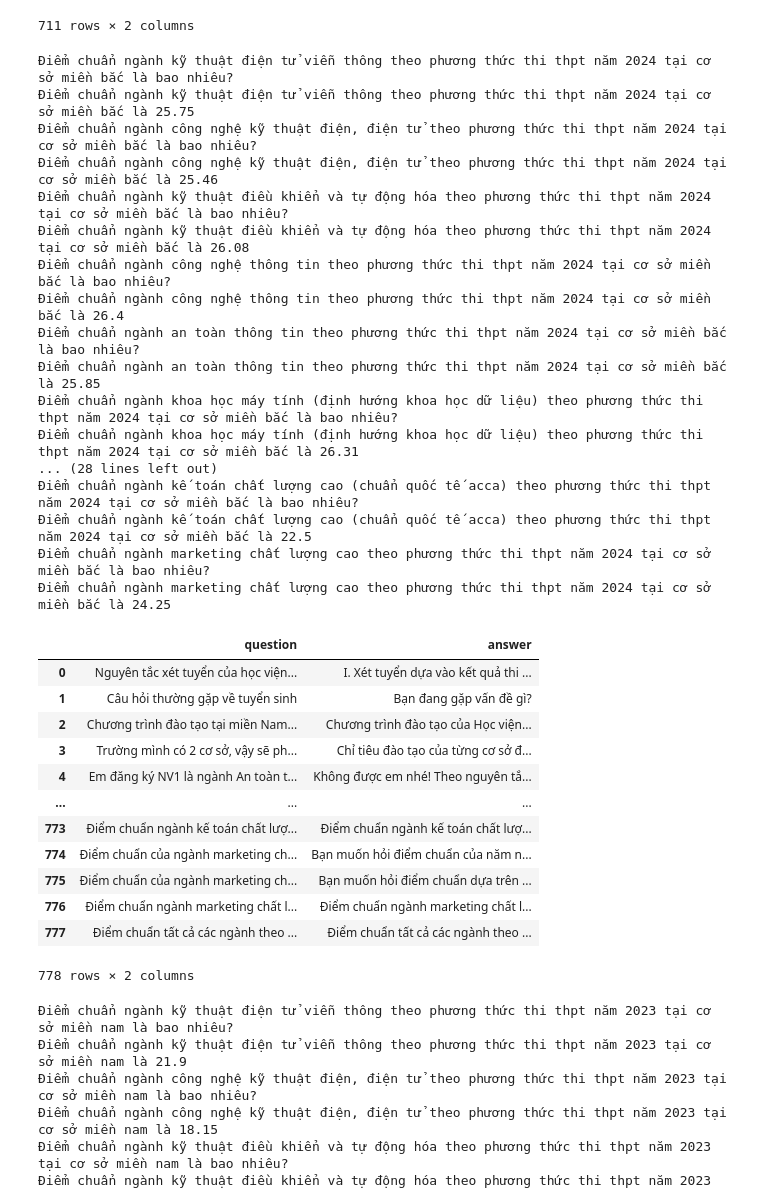
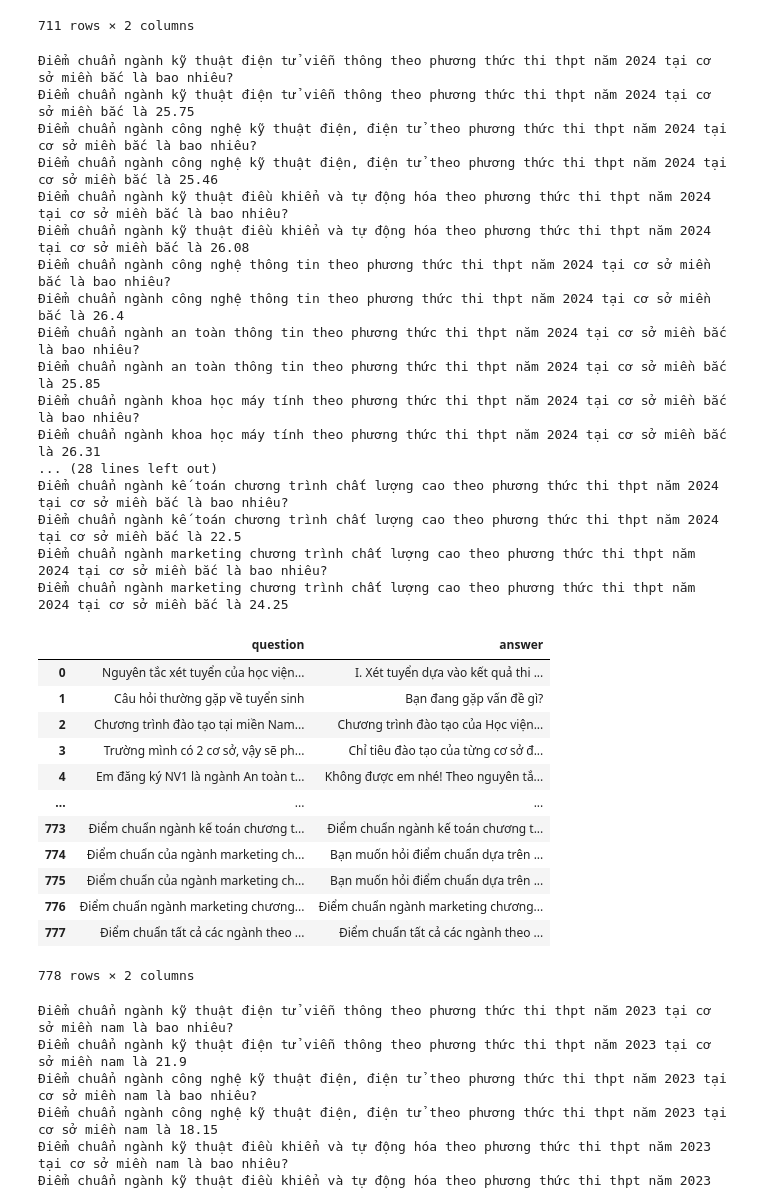
Before and after one commit to NguyenVanDuc0405/retrieval_chatbots, a Jupyter notebook: preprocess.ipynb, the cells around one changed output. Drawn from its saved outputs; the diff is of its cells as text; code cells hidden in the pictures.

```diff
--- a/preprocess.ipynb
+++ b/preprocess.ipynb
@@ -957,7 +957,7 @@ data['question'].append(q2)
 data['answer'].append(a2.rstrip())
 
 q3 = "Điểm chuẩn tất cả các ngành năm 2021?"
-a3 = "Bạn muốn hỏi điểm chuẩn dựa trên phương thức xét tuyển nào, cơ sở miền bắc hay nam? Ví dụ về phương thức xét tuyển như xét tuyển kết hợp, thi thpt, đánh giá năng lực, đánh giá tư duy."
+a3 = "Bạn muốn hỏi điểm chuẩn dựa trên phương thức xét tuyển nào, cơ sở miền bắc hay nam? Ví dụ về phương thức xét tuyển như xét tuyển kết hợp, thi thpt."
 data['question'].append(q3)
 data['answer'].append(a3.rstrip())
 
@@ -1122,7 +1122,7 @@ for i in range(len(df)):
     a = a + df['Tên ngành'].iloc[i].lower().capitalize() + ": " + str(df['Điểm chuẩn'].iloc[i]) + "\n"
 
     q111 = "Điểm chuẩn của ngành " + df['Tên ngành'].iloc[i].lower() + " năm 2021 là bao nhiêu?"
-    a111 = "Bạn muốn hỏi điểm chuẩn dựa trên phương thức xét tuyển nào, cơ sở miền bắc hay nam? Ví dụ về phương thức xét tuyển như xét tuyển kết hợp, thi thpt, đánh giá năng lực, đánh giá tư duy."
+    a111 = "Bạn muốn hỏi điểm chuẩn dựa trên phương thức xét tuyển nào, cơ sở miền bắc hay nam? Ví dụ về phương thức xét tuyển như xét tuyển kết hợp, thi thpt."
     data['question'].append(q111)
     data['answer'].append(a111)
 
@@ -1183,7 +1183,7 @@ for i in range(len(df)):
     a = a + df['Tên ngành'].iloc[i].lower().capitalize() + ": " + str(df['Điểm chuẩn'].iloc[i]) + "\n"
 
     q111 = "Điểm chuẩn của ngành " + df['Tên ngành'].iloc[i].lower() + " là bao nhiêu?"
-    a111 = "Bạn muốn hỏi điểm chuẩn của năm nào (chỉ có thông tin của năm >= 2021), dựa trên phương thức xét tuyển nào, cơ sở miền bắc hay nam? Ví dụ về phương thức xét tuyển như xét tuyển kết hợp, thi thpt, đánh giá năng lực, đánh giá tư duy."
+    a111 = "Bạn muốn hỏi điểm chuẩn dựa trên phương thức xét tuyển nào, cơ sở miền bắc hay nam? Ví dụ về phương thức xét tuyển như xét tuyển kết hợp, thi thpt, đánh giá năng lực, đánh giá tư duy."
     data['question'].append(q111)
     data['answer'].append(a111)
 
@@ -1195,43 +1195,43 @@ for i in range(len(df)):
     q22 = "Điểm chuẩn ngành " + df['Tên ngành'].iloc[i].lower() + " theo phương thức thi thpt năm 2024 tại cơ sở miền bắc là bao nhiêu?"
     a22 = "Điểm chuẩn ngành " + df['Tên ngành'].iloc[i].lower() + " theo phương thức thi thpt năm 2024 tại cơ sở miền bắc là " + str(df['Điểm chuẩn'].iloc[i])
     print(q22)
     print(a22)
     data['question'].append(q22)
     data['answer'].append(a22)
 data['question'].append(q)
 data['answer'].append(a.rstrip())
 
 data_frame = pd.DataFrame(data)
 data_frame
 # %% [output]
 Điểm chuẩn ngành kỹ thuật điện tử viễn thông theo phương thức thi thpt năm 2024 tại cơ sở miền bắc là bao nhiêu?
 Điểm chuẩn ngành kỹ thuật điện tử viễn thông theo phương thức thi thpt năm 2024 tại cơ sở miền bắc là 25.75
 Điểm chuẩn ngành công nghệ kỹ thuật điện, điện tử theo phương thức thi thpt năm 2024 tại cơ sở miền bắc là bao nhiêu?
 Điểm chuẩn ngành công nghệ kỹ thuật điện, điện tử theo phương thức thi thpt năm 2024 tại cơ sở miền bắc là 25.46
 Điểm chuẩn ngành kỹ thuật điều khiển và tự động hóa theo phương thức thi thpt năm 2024 tại cơ sở miền bắc là bao nhiêu?
 Điểm chuẩn ngành kỹ thuật điều khiển và tự động hóa theo phương thức thi thpt năm 2024 tại cơ sở miền bắc là 26.08
 Điểm chuẩn ngành công nghệ thông tin theo phương thức thi thpt năm 2024 tại cơ sở miền bắc là bao nhiêu?
 Điểm chuẩn ngành công nghệ thông tin theo phương thức thi thpt năm 2024 tại cơ sở miền bắc là 26.4
 Điểm chuẩn ngành an toàn thông tin theo phương thức thi thpt năm 2024 tại cơ sở miền bắc là bao nhiêu?
 Điểm chuẩn ngành an toàn thông tin theo phương thức thi thpt năm 2024 tại cơ sở miền bắc là 25.85
-Điểm chuẩn ngành khoa học máy tính (định hướng khoa học dữ liệu) theo phương thức thi thpt năm 2024 tại cơ sở miền bắc là bao nhiêu?
-Điểm chuẩn ngành khoa học máy tính (định hướng khoa học dữ liệu) theo phương thức thi thpt năm 2024 tại cơ sở miền bắc là 26.31
+Điểm chuẩn ngành khoa học máy tính theo phương thức thi thpt năm 2024 tại cơ sở miền bắc là bao nhiêu?
+Điểm chuẩn ngành khoa học máy tính theo phương thức thi thpt năm 2024 tại cơ sở miền bắc là 26.31
 ... (28 lines left out)
-Điểm chuẩn ngành kế toán chất lượng cao (chuẩn quốc tế acca) theo phương thức thi thpt năm 2024 tại cơ sở miền bắc là bao nhiêu?
-Điểm chuẩn ngành kế toán chất lượng cao (chuẩn quốc tế acca) theo phương thức thi thpt năm 2024 tại cơ sở miền bắc là 22.5
-Điểm chuẩn ngành marketing chất lượng cao theo phương thức thi thpt năm 2024 tại cơ sở miền bắc là bao nhiêu?
-Điểm chuẩn ngành marketing chất lượng cao theo phương thức thi thpt năm 2024 tại cơ sở miền bắc là 24.25
+Điểm chuẩn ngành kế toán chương trình chất lượng cao theo phương thức thi thpt năm 2024 tại cơ sở miền bắc là bao nhiêu?
+Điểm chuẩn ngành kế toán chương trình chất lượng cao theo phương thức thi thpt năm 2024 tại cơ sở miền bắc là 22.5
+Điểm chuẩn ngành marketing chương trình chất lượng cao theo phương thức thi thpt năm 2024 tại cơ sở miền bắc là bao nhiêu?
+Điểm chuẩn ngành marketing chương trình chất lượng cao theo phương thức thi thpt năm 2024 tại cơ sở miền bắc là 24.25
 |  | question | answer |
 | 0 | Nguyên tắc xét tuyển của học viện... | I. Xét tuyển dựa vào kết quả thi ... |
 | 1 | Câu hỏi thường gặp về tuyển sinh | Bạn đang gặp vấn đề gì? |
 | 2 | Chương trình đào tạo tại miền Nam... | Chương trình đào tạo của Học viện... |
 | 3 | Trường mình có 2 cơ sở, vậy sẽ ph... | Chỉ tiêu đào tạo của từng cơ sở đ... |
 | 4 | Em đăng ký NV1 là ngành An toàn t... | Không được em nhé! Theo nguyên tắ... |
 | ... | ... | ... |
-| 773 | Điểm chuẩn ngành kế toán chất lượ... | Điểm chuẩn ngành kế toán chất lượ... |
-| 774 | Điểm chuẩn của ngành marketing ch... | Bạn muốn hỏi điểm chuẩn của năm n... |
+| 773 | Điểm chuẩn ngành kế toán chương t... | Điểm chuẩn ngành kế toán chương t... |
+| 774 | Điểm chuẩn của ngành marketing ch... | Bạn muốn hỏi điểm chuẩn dựa trên ... |
 | 775 | Điểm chuẩn của ngành marketing ch... | Bạn muốn hỏi điểm chuẩn dựa trên ... |
-| 776 | Điểm chuẩn ngành marketing chất l... | Điểm chuẩn ngành marketing chất l... |
+| 776 | Điểm chuẩn ngành marketing chương... | Điểm chuẩn ngành marketing chương... |
 | 777 | Điểm chuẩn tất cả các ngành theo ... | Điểm chuẩn tất cả các ngành theo ... |
 778 rows × 2 columns
 # %%
```
Also changed, not shown: parts of 19 cells of this notebook, 24 other files.
